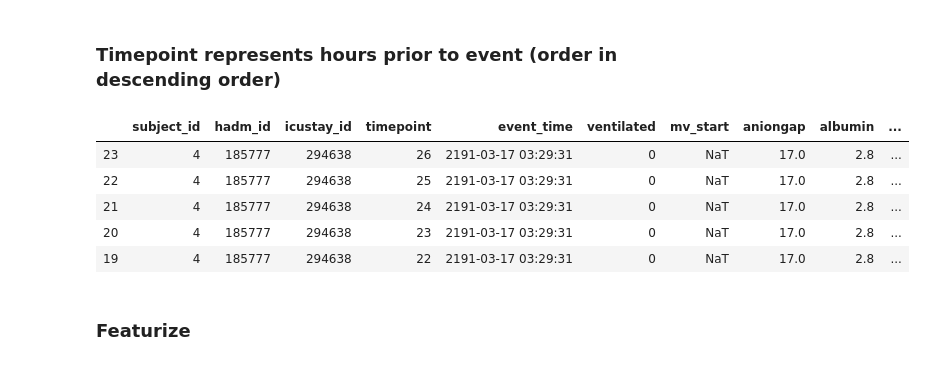
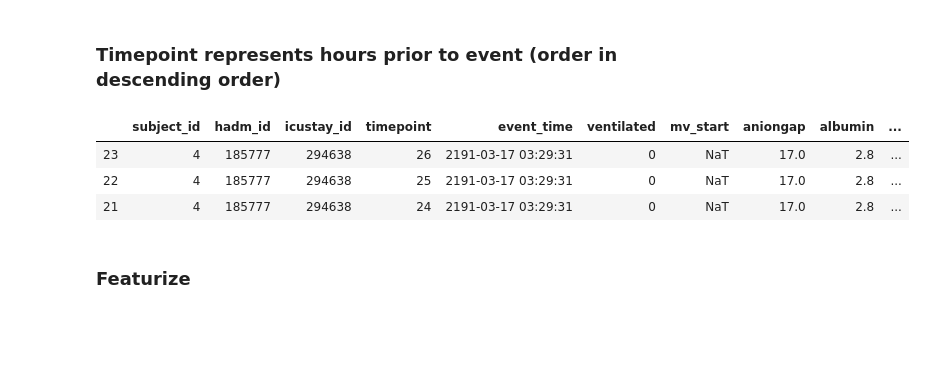
Before and after one commit to gstef80/MAgEC, a Jupyter notebook: MIMIC_MV_MAGEC.ipynb, the cells around one changed output. Saved outputs shown, nothing was run; the diff lists cells and outputs as text; code cells hidden in the pictures; blank space fills up the shorter version.

```diff
--- a/MIMIC_MV_MAGEC.ipynb
+++ b/MIMIC_MV_MAGEC.ipynb
@@ -36,14 +55,12 @@ conn.close()
 # %%
 df = df.sort_values(['subject_id', 'timepoint'], ascending=(1,0))
 # %%
-df.head()
+df.head(3)
 # %% [output]
 |  | subject_id | hadm_id | icustay_id | timepoint | event_time | ventilated | mv_start | aniongap | albumin | ... |
 | 23 | 4 | 185777 | 294638 | 26 | 2191-03-17 03:29:31 | 0 | NaT | 17.0 | 2.8 | ... |
 | 22 | 4 | 185777 | 294638 | 25 | 2191-03-17 03:29:31 | 0 | NaT | 17.0 | 2.8 | ... |
 | 21 | 4 | 185777 | 294638 | 24 | 2191-03-17 03:29:31 | 0 | NaT | 17.0 | 2.8 | ... |
-| 20 | 4 | 185777 | 294638 | 23 | 2191-03-17 03:29:31 | 0 | NaT | 17.0 | 2.8 | ... |
-| 19 | 4 | 185777 | 294638 | 22 | 2191-03-17 03:29:31 | 0 | NaT | 17.0 | 2.8 | ... |
 # %% [markdown]
 ### Featurize
 # %%
```
Also changed, not shown: parts of 45 cells of this notebook, 3 other files.
